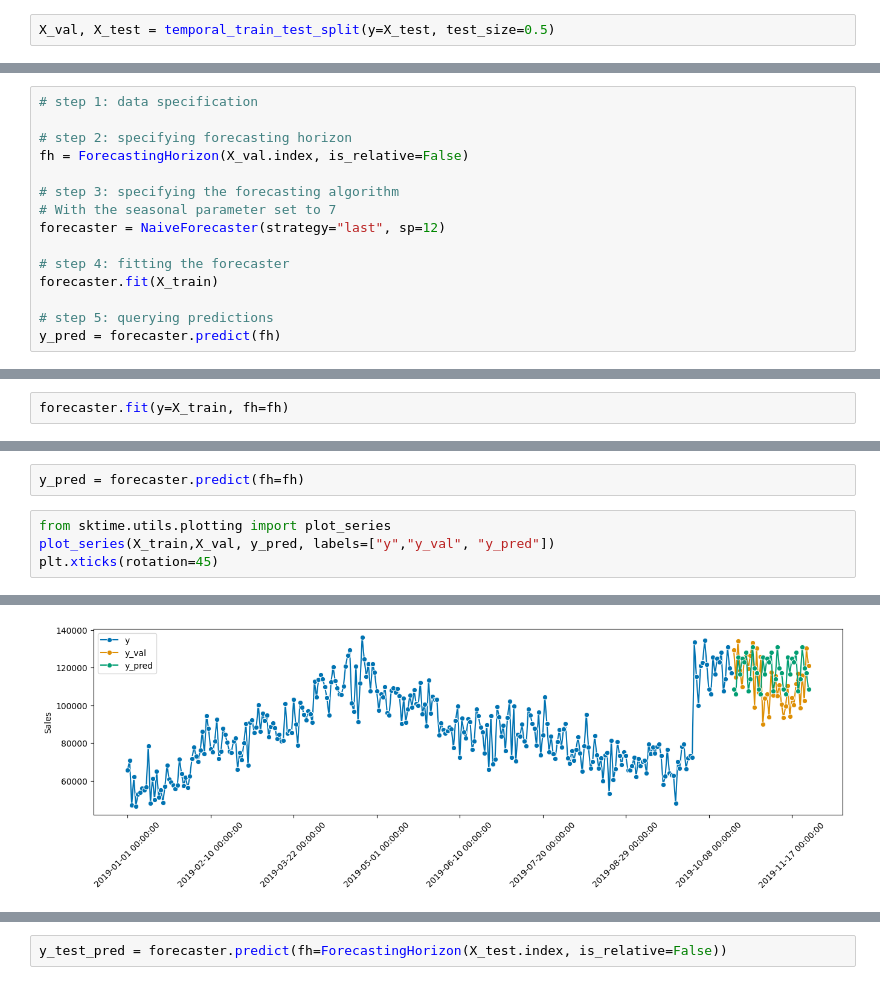
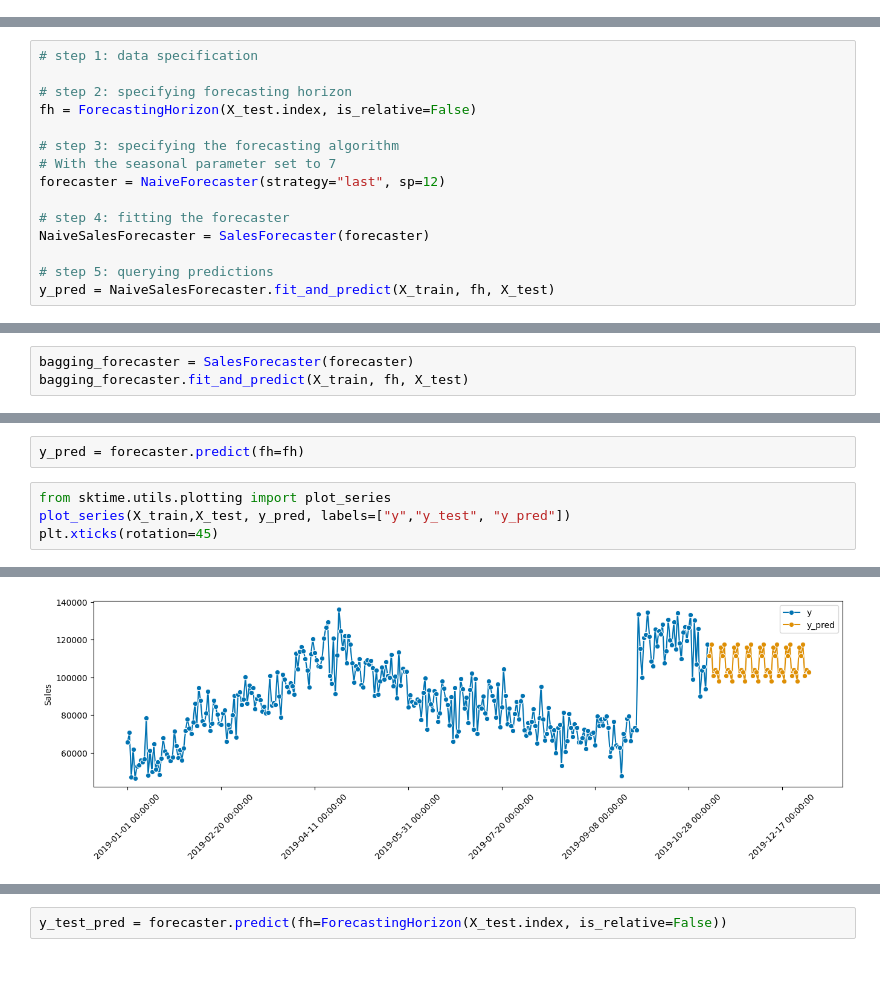
Before and after one commit to AllDataers/SalesPredictionGroupe4, a Jupyter notebook: notebooks/ml_prediction.ipynb, the cells around one changed output, grey strips where cells are left out. Saved outputs shown, nothing was run; the diff lists cells and outputs as text.

Commit message:
update the forecasting algorithm and clean

```diff
--- a/notebooks/ml_prediction.ipynb
+++ b/notebooks/ml_prediction.ipynb
@@ -18,2 +23,0 @@ X_train, X_test = temporal_train_test_split(y=df["Sales"].resample("D").sum(), t
-# %%
-X_val, X_test = temporal_train_test_split(y=X_test, test_size=0.5)
@@ -129,14 +136,14 @@ from sktime.forecasting.naive import NaiveForecaster
 # step 1: data specification
 
 # step 2: specifying forecasting horizon
-fh = ForecastingHorizon(X_val.index, is_relative=False)
+fh = ForecastingHorizon(X_test.index, is_relative=False)
 
 # step 3: specifying the forecasting algorithm
 # With the seasonal parameter set to 7
 forecaster = NaiveForecaster(strategy="last", sp=12)
 
 # step 4: fitting the forecaster
-forecaster.fit(X_train)
+NaiveSalesForecaster = SalesForecaster(forecaster)
 
 # step 5: querying predictions
-y_pred = forecaster.predict(fh)
+y_pred = NaiveSalesForecaster.fit_and_predict(X_train, fh, X_test)
@@ -190,3 +174 @@ forecaster = BaggingForecaster(
 )
-# %%
-forecaster.fit(y=X_train, fh=fh)
@@ -196,0 +175,3 @@ BaggingForecaster(bootstrap_transformer=STLBootstrapTransformer(),
+# %%
+bagging_forecaster = SalesForecaster(forecaster)
+bagging_forecaster.fit_and_predict(X_train, fh, X_test)
@@ -198,6 +200,6 @@ BaggingForecaster(bootstrap_transformer=STLBootstrapTransformer(),
 y_pred = forecaster.predict(fh=fh)
 # %%
 from sktime.utils.plotting import plot_series
-plot_series(X_train,X_val, y_pred, labels=["y","y_val", "y_pred"])
+plot_series(X_train,X_test, y_pred, labels=["y","y_test", "y_pred"])
 plt.xticks(rotation=45)
 # %% [output]
@@ -216 +217 @@ plt.xticks(rotation=45)
-[figure, old version]
+[figure, new version]
```
Also changed, not shown: parts of 53 cells of this notebook.
